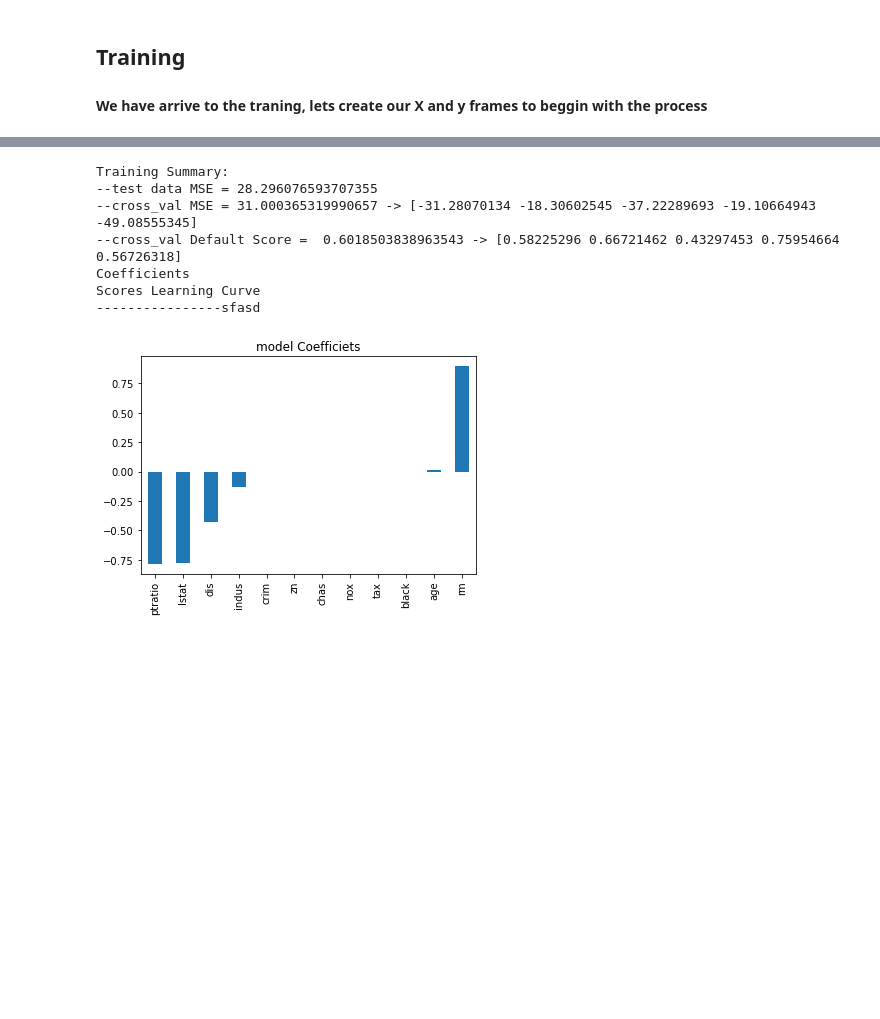
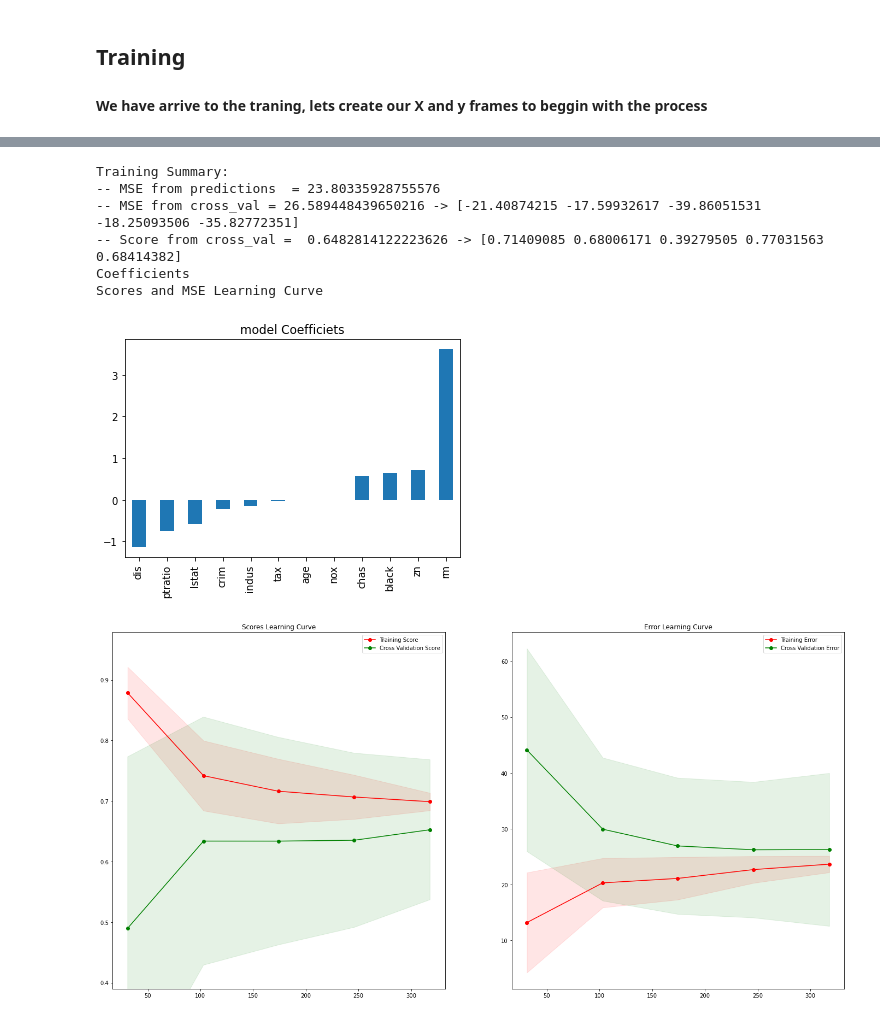
Before and after one commit to nessBautista/ML_Notebook, a Jupyter notebook: learn/LinearRegression/linear_regression_analysis01_boston.ipynb, the cells around one changed output, grey strips where cells are left out. Drawn from its saved outputs; the diff is of its cells as text; code cells hidden in the pictures; blank space fills up the shorter version.

```diff
--- a/learn/LinearRegression/linear_regression_analysis01_boston.ipynb
+++ b/learn/LinearRegression/linear_regression_analysis01_boston.ipynb
@@ -301,13 +336,13 @@ Scores Learning Curve
 # %%
-lasso = Lasso()
+lasso = Lasso(alpha=0.1)
 train_linear_reg(lasso, X_train, y_train)
 # %% [output]
 Training Summary:
---test data MSE = 28.296076593707355
---cross_val MSE = 31.000365319990657 -> [-31.28070134 -18.30602545 -37.22289693 -19.10664943 -49.08555345]
---cross_val Default Score =  0.6018503838963543 -> [0.58225296 0.66721462 0.43297453 0.75954664 0.56726318]
+-- MSE from predictions  = 23.80335928755576
+-- MSE from cross_val = 26.589448439650216 -> [-21.40874215 -17.59932617 -39.86051531 -18.25093506 -35.82772351]
+-- Score from cross_val =  0.6482814122223626 -> [0.71409085 0.68006171 0.39279505 0.77031563 0.68414382]
 Coefficients
-Scores Learning Curve
-----------------sfasd
+Scores and MSE Learning Curve
-[figure, old version]
+[figure, new version]
+[figure, added]
 # %%
```
Also changed, not shown: parts of 2 cells of this notebook.
